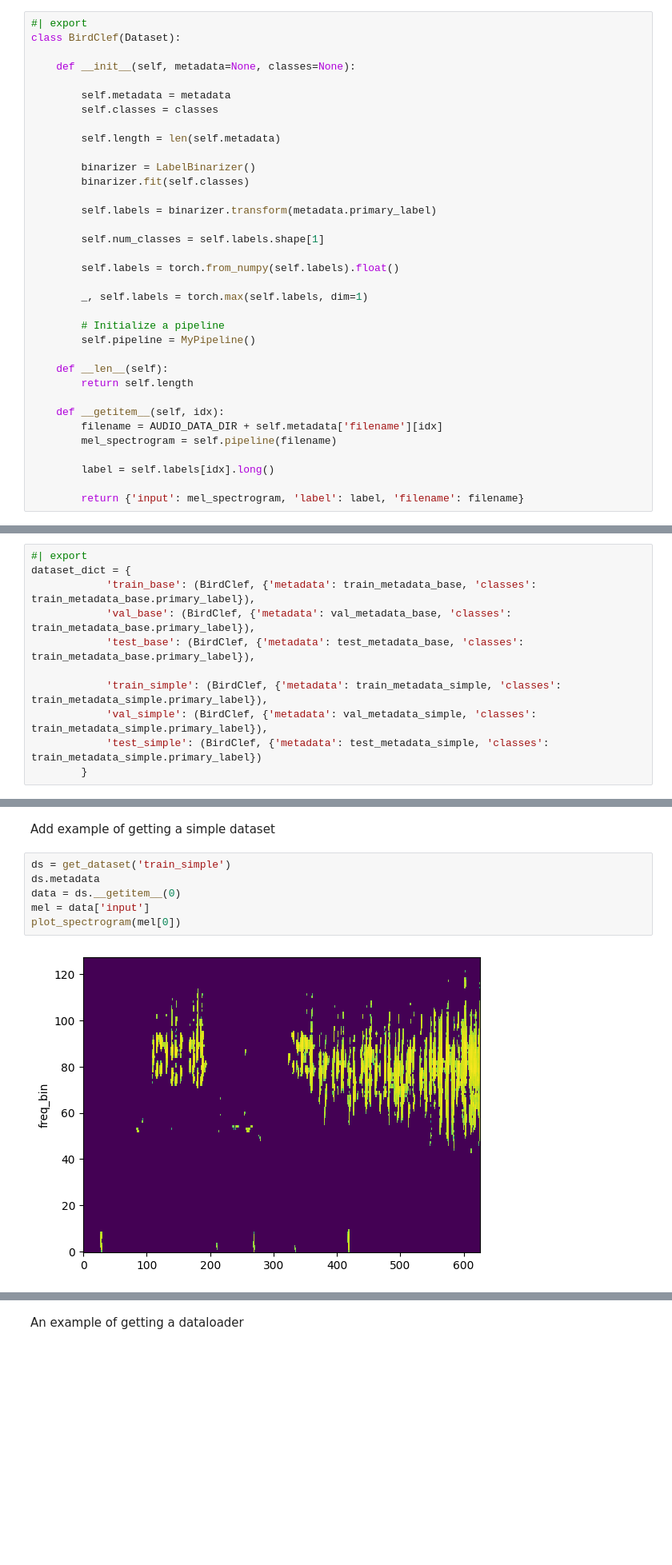
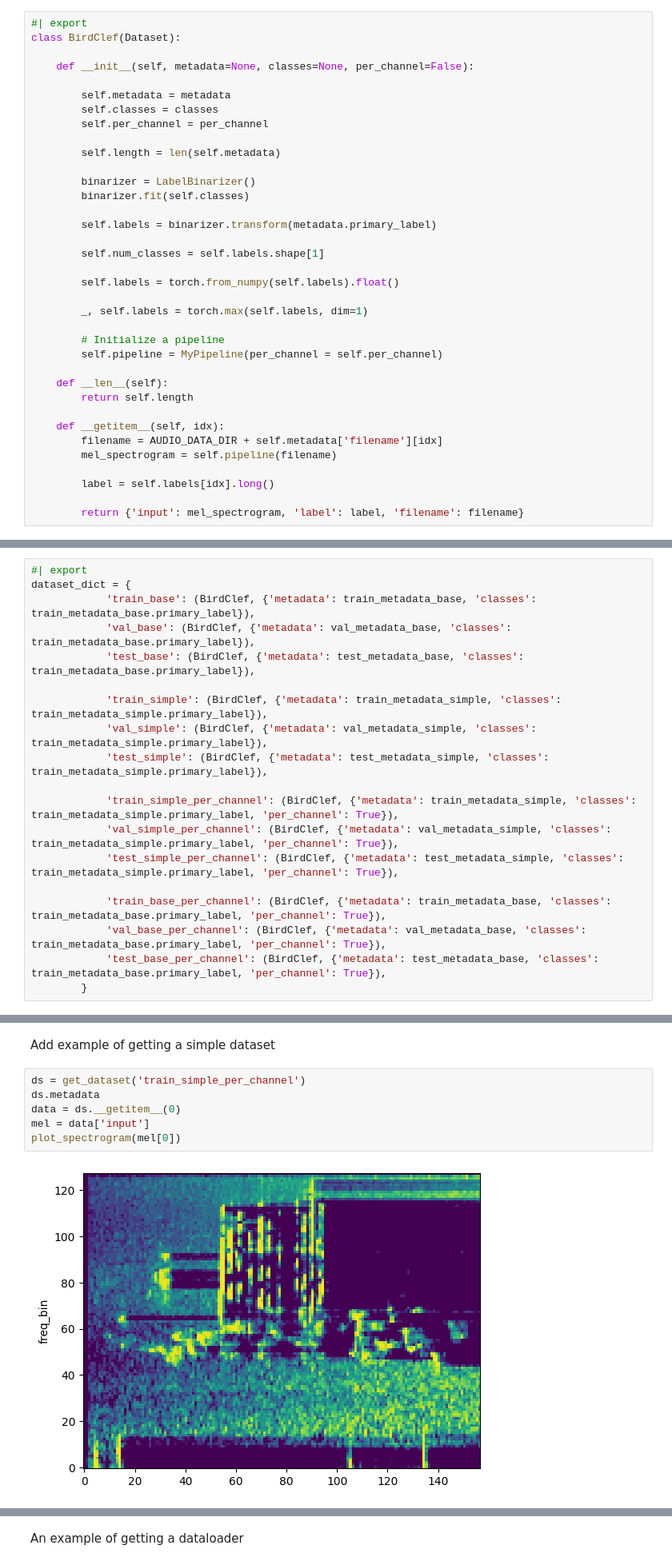
Before and after one commit to Chavelanda/birdclef_2023, a Jupyter notebook: nbs/02_dataset.ipynb, the cells around one changed output, grey strips where cells are left out. Shown at 80% size. Drawn from its saved outputs; the diff is of its cells as text; blank space fills up the shorter version.

```diff
--- a/nbs/02_dataset.ipynb
+++ b/nbs/02_dataset.ipynb
@@ -163,10 +183,11 @@ Reconstructed audio
 #| export
 class BirdClef(Dataset):
 
-    def __init__(self, metadata=None, classes=None):
+    def __init__(self, metadata=None, classes=None, per_channel=False):
 
         self.metadata = metadata
         self.classes = classes
+        self.per_channel = per_channel
 
         self.length = len(self.metadata)
 
@@ -182,7 +203,7 @@ class BirdClef(Dataset):
         _, self.labels = torch.max(self.labels, dim=1)
 
         # Initialize a pipeline
-        self.pipeline = MyPipeline()
+        self.pipeline = MyPipeline(per_channel = self.per_channel)
 
     def __len__(self):
         return self.length
@@ -248,7 +266,15 @@ dataset_dict = {
 
             'train_simple': (BirdClef, {'metadata': train_metadata_simple, 'classes': train_metadata_simple.primary_label}),
             'val_simple': (BirdClef, {'metadata': val_metadata_simple, 'classes': train_metadata_simple.primary_label}),
-            'test_simple': (BirdClef, {'metadata': test_metadata_simple, 'classes': train_metadata_simple.primary_label})
+            'test_simple': (BirdClef, {'metadata': test_metadata_simple, 'classes': train_metadata_simple.primary_label}),
+
+            'train_simple_per_channel': (BirdClef, {'metadata': train_metadata_simple, 'classes': train_metadata_simple.primary_label, 'per_channel': True}),
+            'val_simple_per_channel': (BirdClef, {'metadata': val_metadata_simple, 'classes': train_metadata_simple.primary_label, 'per_channel': True}),
+            'test_simple_per_channel': (BirdClef, {'metadata': test_metadata_simple, 'classes': train_metadata_simple.primary_label, 'per_channel': True}),
+
+            'train_base_per_channel': (BirdClef, {'metadata': train_metadata_base, 'classes': train_metadata_base.primary_label, 'per_channel': True}),
+            'val_base_per_channel': (BirdClef, {'metadata': val_metadata_base, 'classes': train_metadata_base.primary_label, 'per_channel': True}),
+            'test_base_per_channel': (BirdClef, {'metadata': test_metadata_base, 'classes': train_metadata_base.primary_label, 'per_channel': True}),
         }
 # %%
 #| export
@@ -274,13 +306,13 @@ test_simple
 # %% [markdown]
 Add example of getting a simple dataset
 # %%
-ds = get_dataset('train_simple')
+ds = get_dataset('train_simple_per_channel')
 ds.metadata
 data = ds.__getitem__(0)
 mel = data['input']
 plot_spectrogram(mel[0])
 # %% [output]
-[figure, old version]
+[figure, new version]
 # %%
 #| export
 def get_dataloader(dataset_key:str,            # The key to access the dataset
```
Also changed, not shown: parts of 7 cells of this notebook, 4 other files.
